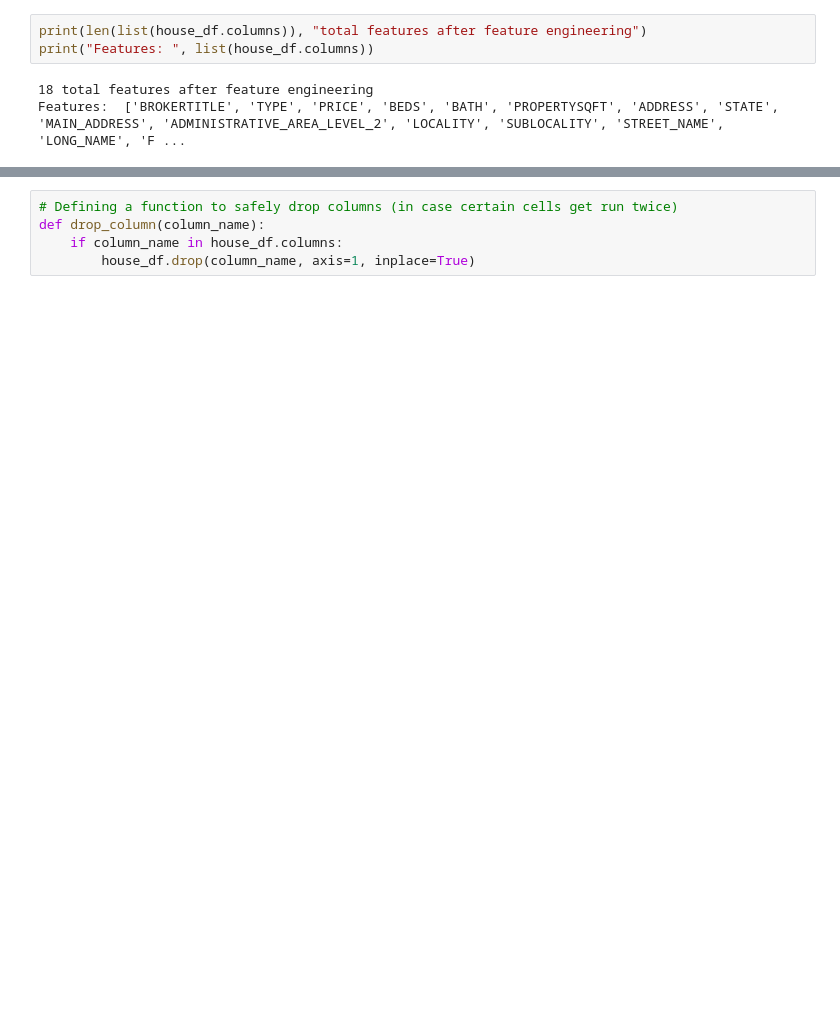
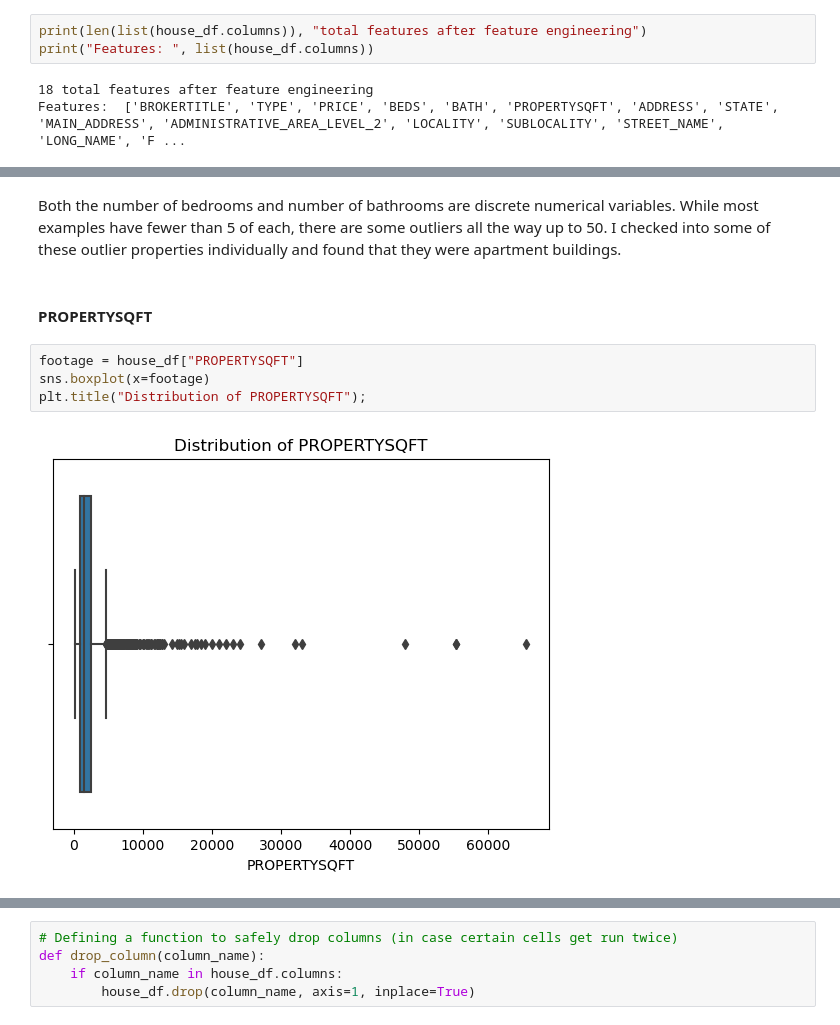
Before and after one commit to TrevorChartier/RealEstateRegression, a Jupyter notebook: RealEstateRegression.ipynb, the cells around one changed output, grey strips where cells are left out. Cells and saved outputs as stored; diff of their text form; blank space fills up the shorter version.

```diff
--- a/RealEstateRegression.ipynb
+++ b/RealEstateRegression.ipynb
@@ -82,0 +147,10 @@ Features:  ['BROKERTITLE', 'TYPE', 'PRICE', 'BEDS', 'BATH', 'PROPERTYSQFT', 'ADD
+# %% [markdown]
+Both the number of bedrooms and number of bathrooms are discrete numerical variables. While most examples have fewer than 5 of each, there are some outliers all the way up to 50. I checked into some of these outlier properties individually and found that they were apartment buildings.
+# %% [markdown]
+#### PROPERTYSQFT
+# %%
+footage = house_df["PROPERTYSQFT"]
+sns.boxplot(x=footage)
+plt.title("Distribution of PROPERTYSQFT");
+# %% [output]
+[figure, added]
```
Also changed, not shown: parts of 39 cells of this notebook.
